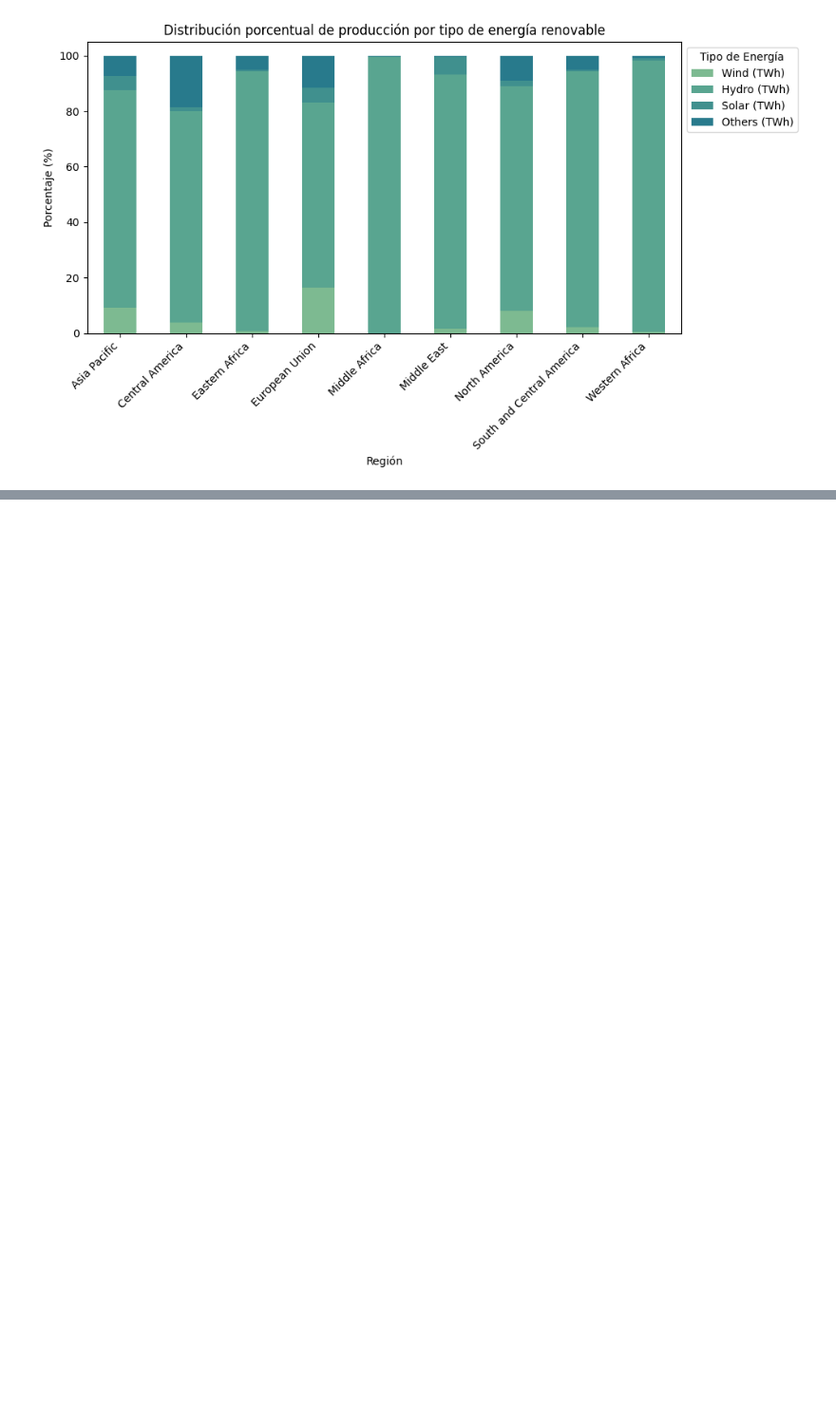
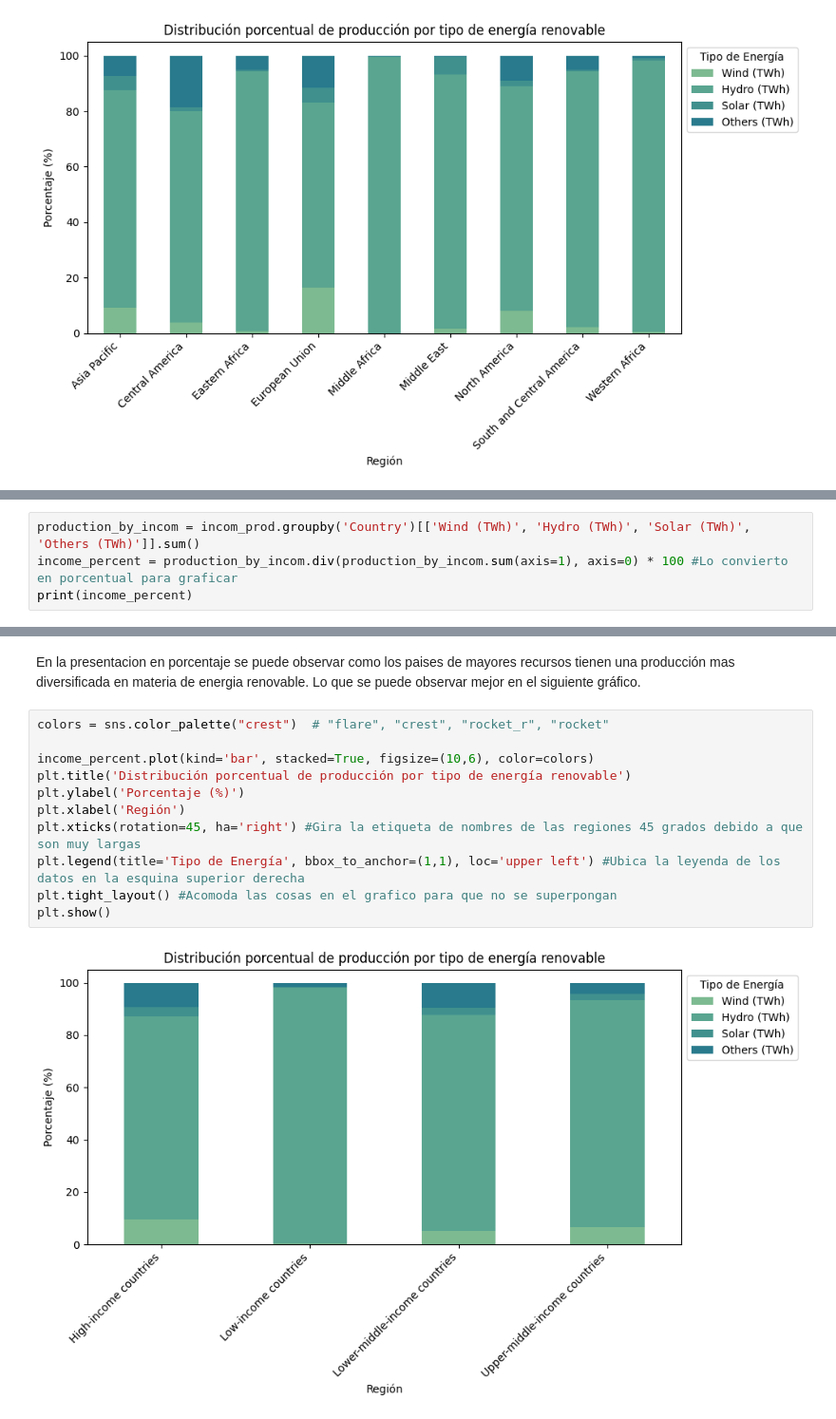
Before and after one commit to BelenUrdangarin/Integrador-Urdangarin---Olivera, a Jupyter notebook: Integrador_Olivera_Urdangarin.ipynb, the cells around one changed output, grey strips where cells are left out. Shown at 95% size. Drawn from its saved outputs; the diff is of its cells as text; blank space fills up the shorter version.

```diff
--- a/Integrador_Olivera_Urdangarin.ipynb
+++ b/Integrador_Olivera_Urdangarin.ipynb
@@ -352,0 +371,4 @@ plt.show()
+# %%
+production_by_incom = incom_prod.groupby('Country')[['Wind (TWh)', 'Hydro (TWh)', 'Solar (TWh)', 'Others (TWh)']].sum()
+income_percent = production_by_incom.div(production_by_incom.sum(axis=1), axis=0) * 100 #Lo convierto en porcentual para graficar
+print(income_percent)
@@ -352,0 +389,15 @@ plt.show()
+# %% [markdown]
+En la presentacion en porcentaje se puede observar como los paises de mayores recursos tienen una producción mas diversificada en materia de energia renovable. Lo que se puede observar mejor en el siguiente gráfico.
+# %%
+colors = sns.color_palette("crest")  # "flare", "crest", "rocket_r", "rocket"
+
+income_percent.plot(kind='bar', stacked=True, figsize=(10,6), color=colors)
+plt.title('Distribución porcentual de producción por tipo de energía renovable')
+plt.ylabel('Porcentaje (%)')
+plt.xlabel('Región')
+plt.xticks(rotation=45, ha='right') #Gira la etiqueta de nombres de las regiones 45 grados debido a que son muy largas
+plt.legend(title='Tipo de Energía', bbox_to_anchor=(1,1), loc='upper left') #Ubica la leyenda de los datos en la esquina superior derecha
+plt.tight_layout() #Acomoda las cosas en el grafico para que no se superpongan
+plt.show()
+# %% [output]
+[figure, added]
```
Also changed, not shown: parts of 13 cells of this notebook.
